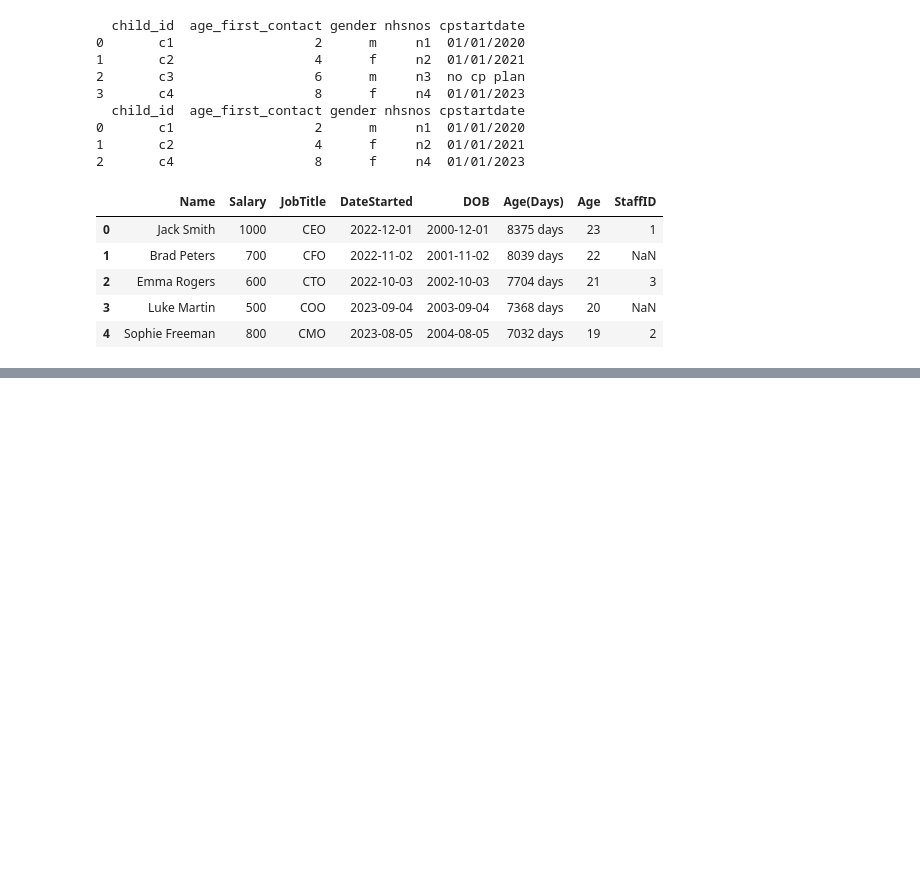
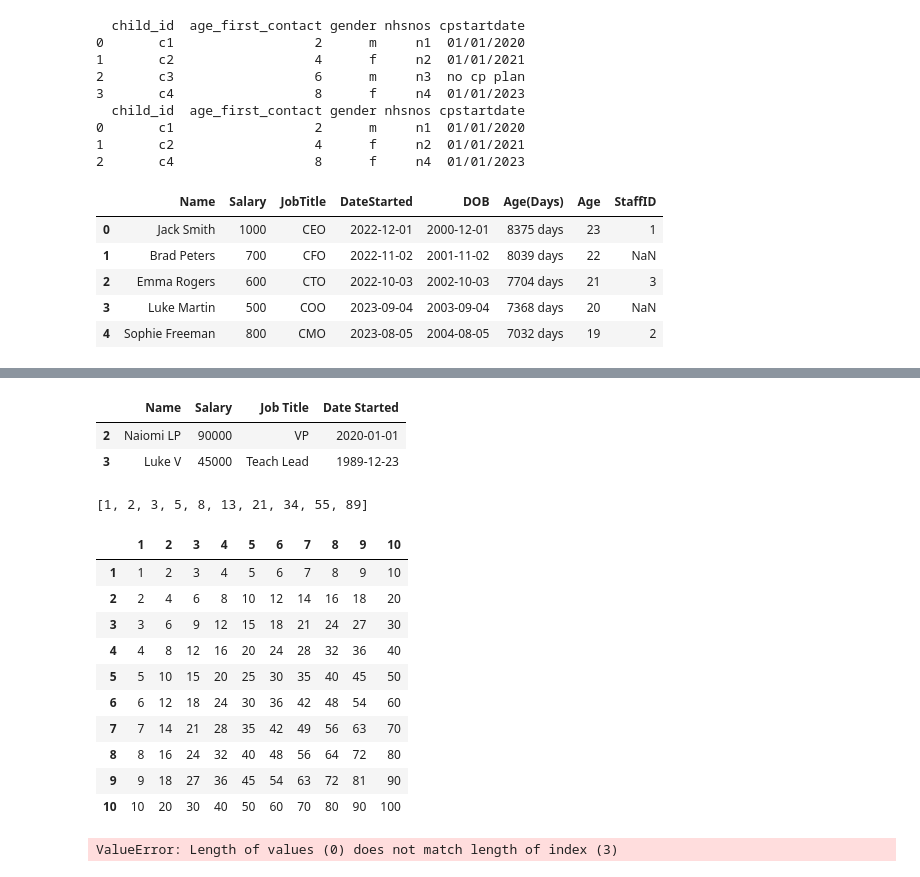
Before and after one commit to data-to-insight/ERN-sessions, a Jupyter notebook: Mike_M/module_2.ipynb, the cells around one changed output, grey strips where cells are left out. Cells and saved outputs as stored; diff of their text form; code cells hidden in the pictures; blank space fills up the shorter version.

Commit message:
session number something done

```diff
--- a/Mike_M/module_2.ipynb
+++ b/Mike_M/module_2.ipynb
@@ -139,0 +277,73 @@ df_left
+# %%
+# Equals ==
+# Not Equal to !=
+# Greater than >
+# Greater than or equal to >=
+# Less than <
+# Less than or equal to <=
+# Not ~
+
+corp_df["Salary"]=corp_df["Salary"].astype("int")
+
+mask = corp_df["Salary"]>40000
+#print(mask)
+over_40k = corp_df[mask]
+over_40k
+# %% [output]
+|  | Name | Salary | Job Title | Date Started |
+| 2 | Naiomi LP | 90000 | VP | 2020-01-01 |
+| 3 | Luke V | 45000 | Teach Lead | 1989-12-23 |
+# %%
+x = 1
+numbers_list = []
+
+for i in list(range(10)):
+    numbers_list.append(x)
+    x=(x+numbers_list[i-1])
+
+numbers_list
+# %% [output]
+[1, 2, 3, 5, 8, 13, 21, 34, 55, 89]
+# %%
+answers= []
+times_tables ={}
+for i  in list(range(1,11)):
+    for j in list (range(1,11)):
+        answers.append(i * j)
+    times_tables[i] = answers
+    answers=[]
+
+multiplication_table = pd.DataFrame(times_tables)
+multiplication_table.index +=1
+multiplication_table
+# %% [output]
+|  | 1 | 2 | 3 | 4 | 5 | 6 | 7 | 8 | 9 | 10 |
+| 1 | 1 | 2 | 3 | 4 | 5 | 6 | 7 | 8 | 9 | 10 |
+| 2 | 2 | 4 | 6 | 8 | 10 | 12 | 14 | 16 | 18 | 20 |
+| 3 | 3 | 6 | 9 | 12 | 15 | 18 | 21 | 24 | 27 | 30 |
+| 4 | 4 | 8 | 12 | 16 | 20 | 24 | 28 | 32 | 36 | 40 |
+| 5 | 5 | 10 | 15 | 20 | 25 | 30 | 35 | 40 | 45 | 50 |
+| 6 | 6 | 12 | 18 | 24 | 30 | 36 | 42 | 48 | 54 | 60 |
+| 7 | 7 | 14 | 21 | 28 | 35 | 42 | 49 | 56 | 63 | 70 |
+| 8 | 8 | 16 | 24 | 32 | 40 | 48 | 56 | 64 | 72 | 80 |
+| 9 | 9 | 18 | 27 | 36 | 45 | 54 | 63 | 72 | 81 | 90 |
+| 10 | 10 | 20 | 30 | 40 | 50 | 60 | 70 | 80 | 90 | 100 |
+# %%
+spreads = ['butter', 'jam', 'peanut butter']
+toppings = ['ham', 'cheese', 'sardines']
+filling = []
+combinations = {}
+
+for i in spreads:
+    for j in toppings:
+        filling.append(f'{i}  {j}')
+    combinations[i] = filling
+    filling=[]
+
+c_df = pd.DataFrame(combinations)
+c_df['toppings'] = filling
+
+
+c_df
+# %% [output]
+ValueError: Length of values (0) does not match length of index (3)
```
Also changed, not shown: parts of 16 cells of this notebook.
